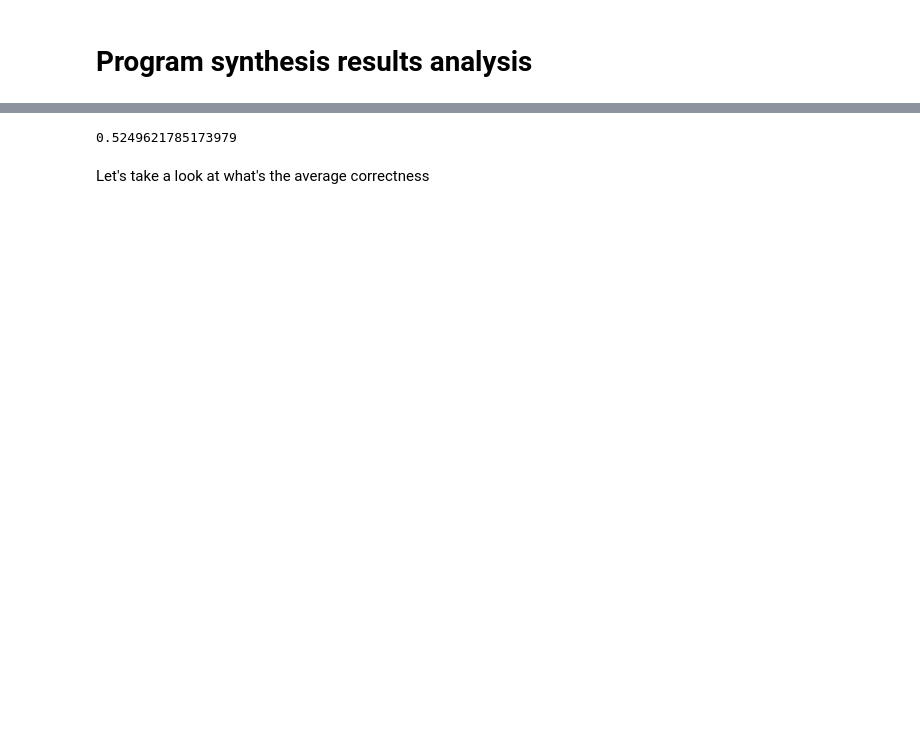
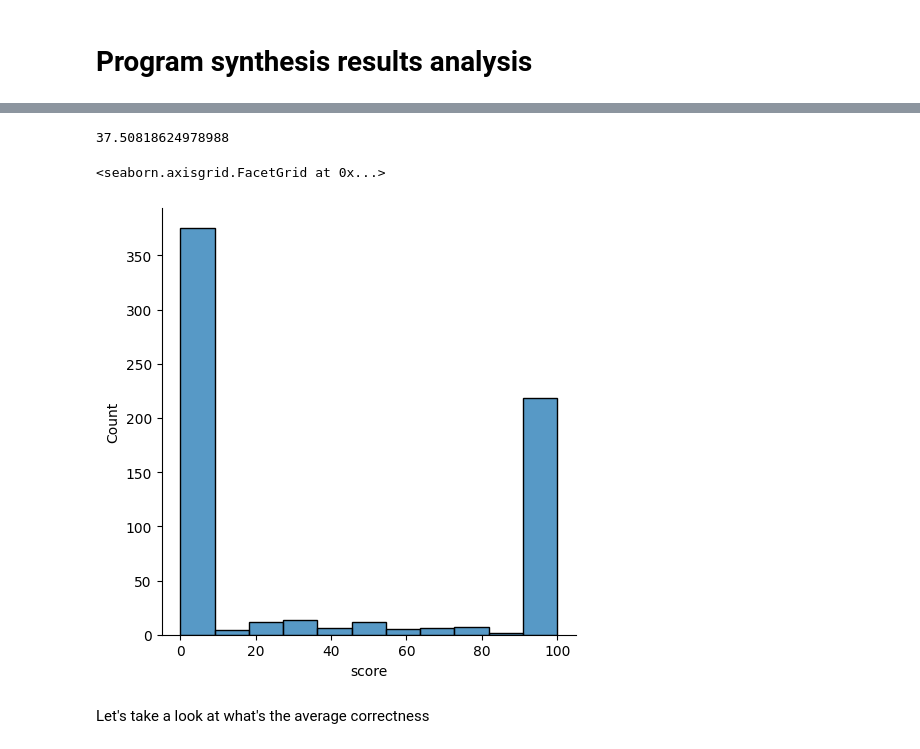
Before and after one commit to KoutchemeCharles/learnlab2023, a Jupyter notebook: notebooks/results_analysis.ipynb, the cells around one changed output, grey strips where cells are left out. Drawn from its saved outputs; the diff is of its cells as text; code cells hidden in the pictures; blank space fills up the shorter version.

```diff
--- a/notebooks/results_analysis.ipynb
+++ b/notebooks/results_analysis.ipynb
@@ -12,6 +12,7 @@ sys.path.append("../../")
 from src.utils.files import json2data
 
 path = "/home/koutchc1/learnlab2023/outputs/gpt-3.5-turbo_v1_result_evaluation.json"
-json_data = json2data(path)
-json_data
+df = pd.DataFrame(json2data(path))
+df = df.drop(columns=["Unnamed: 0"])
+df
 # %% [output]
@@ -35,3 +31,0 @@ json_data
-# %%
-df = pd.DataFrame(json_data)
-df
@@ -51,0 +32,4 @@ df
+# %%
+fails = df[df["exec_result"] != "completed"]
+df = df[df["exec_result"] == "completed"]
+df
@@ -52,4 +205,4 @@ df
 # %%
-df.correctness.mean()
+df.score.mean()
 # %% [output]
-0.5249621785173979
+37.50818624978988
@@ -56,2 +211,7 @@ df.correctness.mean()
+# %%
+sns.displot(data=df, x="score")
+# %% [output]
+<seaborn.axisgrid.FacetGrid at 0x...>
+[figure, added]
 # %% [markdown]
 Let's take a look at what's the average correctness
```
Also changed, not shown: parts of 15 cells of this notebook, 6 other files.
